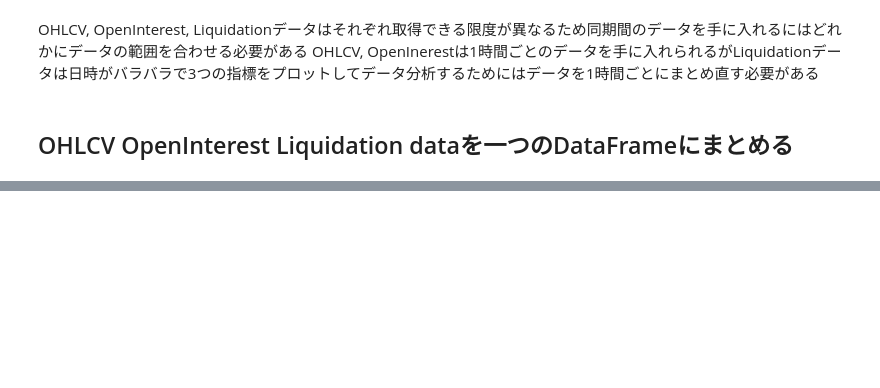
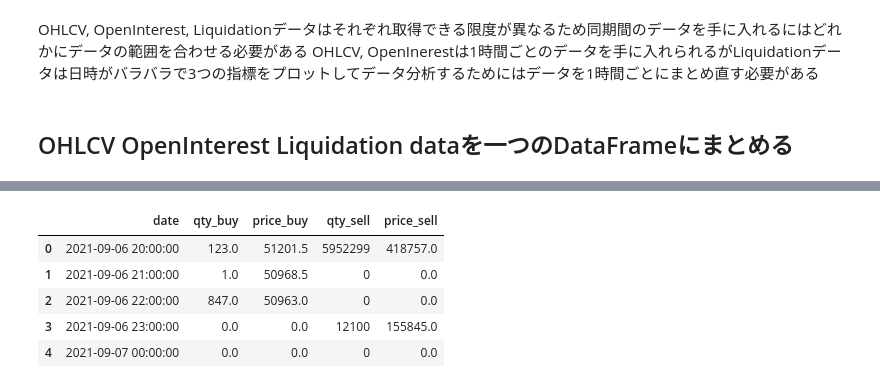
Before and after one commit to pocket-12/system-trade, a Jupyter notebook: Bybit_api.ipynb, the cells around one changed output, grey strips where cells are left out. Cells and saved outputs as stored; diff of their text form; code cells hidden in the pictures; blank space fills up the shorter version.

```diff
--- a/Bybit_api.ipynb
+++ b/Bybit_api.ipynb
@@ -286,0 +324,9 @@ liquidation orderの情報も組み合わせる必要がありそう
+# %%
+df_liquid.head()
+# %% [output]
+|  | date | qty_buy | price_buy | qty_sell | price_sell |
+| 0 | 2021-09-06 20:00:00 | 123.0 | 51201.5 | 5952299 | 418757.0 |
+| 1 | 2021-09-06 21:00:00 | 1.0 | 50968.5 | 0 | 0.0 |
+| 2 | 2021-09-06 22:00:00 | 847.0 | 50963.0 | 0 | 0.0 |
+| 3 | 2021-09-06 23:00:00 | 0.0 | 0.0 | 12100 | 155845.0 |
+| 4 | 2021-09-07 00:00:00 | 0.0 | 0.0 | 0 | 0.0 |
```
Also changed, not shown: parts of 17 cells of this notebook.
